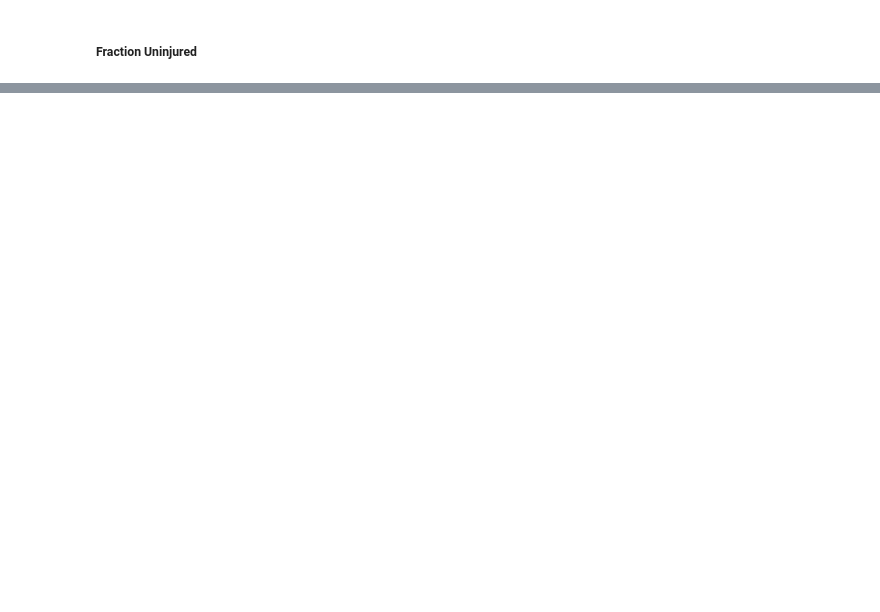
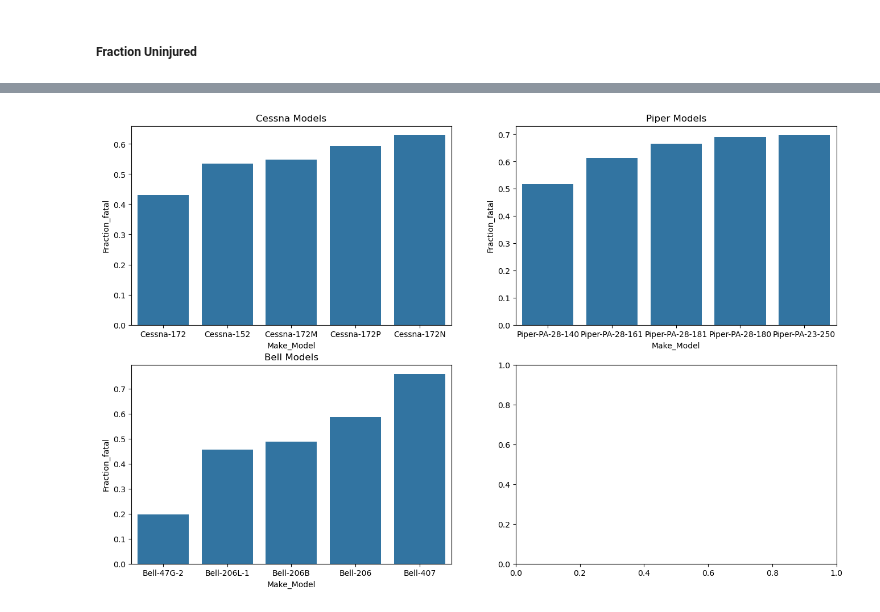
Before and after one commit to jgoett2/Phase1-Airplane-Zach-Jeff, a Jupyter notebook: Analysis.ipynb, the cells around one changed output, grey strips where cells are left out. Drawn from its saved outputs; the diff is of its cells as text; code cells hidden in the pictures; blank space fills up the shorter version.

```diff
--- a/Analysis.ipynb
+++ b/Analysis.ipynb
@@ -340,0 +366,12 @@ scd.hi(df, 'Bell', 'Fraction_uninjured', ax[1][0])
+# %%
+dfD = df[df['Aircraft.damage'] == 'Destroyed']
+# %%
+fig, ax = plt.subplots(2,2, figsize = (16,10))
+
+scd.hi(dfD, 'Cessna', 'Fraction_fatal', ax[0][0])
+scd.hi(dfD, 'Piper', 'Fraction_fatal', ax[0][1])
+scd.hi(dfD, 'Bell', 'Fraction_fatal', ax[1][0])
+
+fig.savefig("Images/ModelDestroyedFatal")
+# %% [output]
+[figure, added]
```
Also changed, not shown: parts of 14 cells of this notebook, 14 other files.
